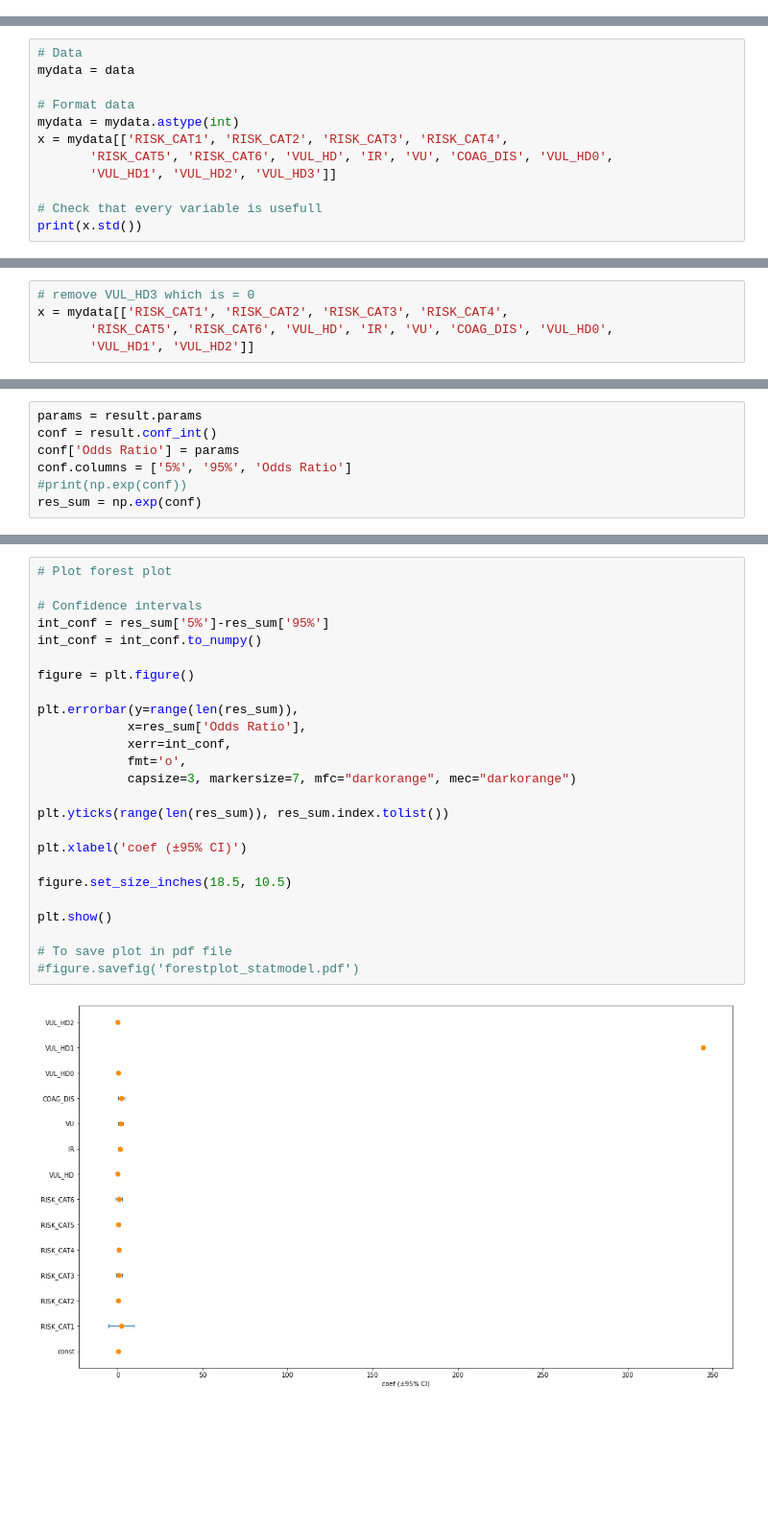
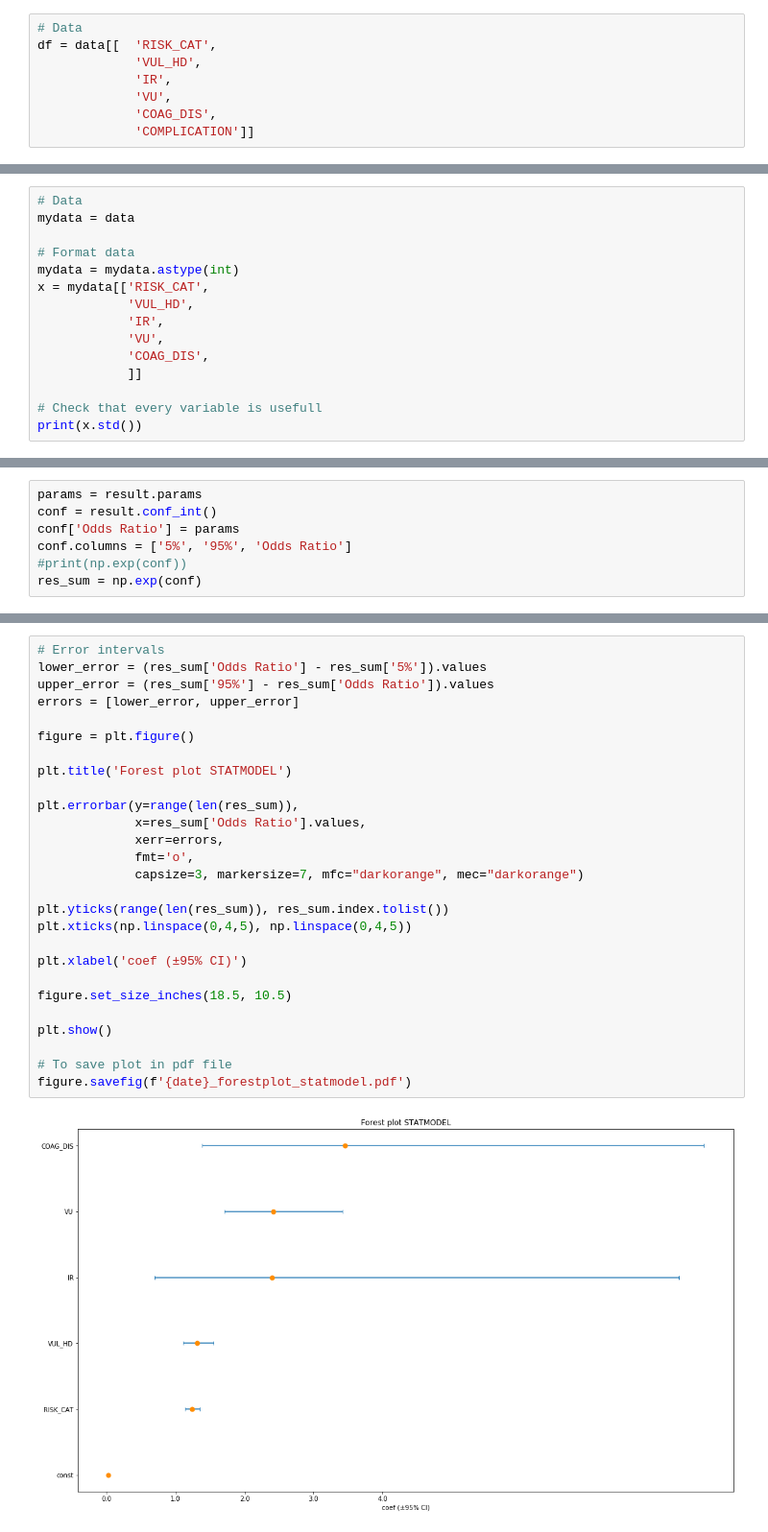
Before and after one commit to SophieQuennelle/IMPACT-Score-NECKER, a Jupyter notebook: Score.ipynb, the cells around one changed output, grey strips where cells are left out. Shown at 96% size. Cells and saved outputs as stored; diff of their text form; blank space fills up the shorter version.

```diff
--- a/Score.ipynb
+++ b/Score.ipynb
@@ -556,0 +282,8 @@ from sklearn.metrics import roc_curve, roc_auc_score
+# %%
+# Data
+df = data[[  'RISK_CAT',
+             'VUL_HD',
+             'IR',
+             'VU',
+             'COAG_DIS',
+             'COMPLICATION']]
@@ -762,9 +440,12 @@ mydata = data
 
 # Format data
 mydata = mydata.astype(int)
-x = mydata[['RISK_CAT1', 'RISK_CAT2', 'RISK_CAT3', 'RISK_CAT4',
-       'RISK_CAT5', 'RISK_CAT6', 'VUL_HD', 'IR', 'VU', 'COAG_DIS', 'VUL_HD0',
-       'VUL_HD1', 'VUL_HD2', 'VUL_HD3']]
+x = mydata[['RISK_CAT',
+            'VUL_HD',
+            'IR',
+            'VU',
+            'COAG_DIS',
+            ]]
 
 # Check that every variable is usefull
 print(x.std())
@@ -786,9 +458,4 @@ VUL_HD3      0.000000
 dtype: float64
-# %%
-# remove VUL_HD3 which is = 0
-x = mydata[['RISK_CAT1', 'RISK_CAT2', 'RISK_CAT3', 'RISK_CAT4',
-       'RISK_CAT5', 'RISK_CAT6', 'VUL_HD', 'IR', 'VU', 'COAG_DIS', 'VUL_HD0',
-       'VUL_HD1', 'VUL_HD2']]
 # %%
 y = mydata[['COMPLICATION']]
 y = y.astype("category")
@@ -859,27 +518,29 @@ res_sum.to_csv('coefficients_statsmodel.csv', sep=';', encoding='utf-8')
 # %%
-# Plot forest plot
-
-# Confidence intervals
-int_conf = res_sum['5%']-res_sum['95%']
-int_conf = int_conf.to_numpy()
+# Error intervals
+lower_error = (res_sum['Odds Ratio'] - res_sum['5%']).values
+upper_error = (res_sum['95%'] - res_sum['Odds Ratio']).values
+errors = [lower_error, upper_error]
 
 figure = plt.figure()
 
+plt.title('Forest plot STATMODEL')
+
 plt.errorbar(y=range(len(res_sum)),
-            x=res_sum['Odds Ratio'],
-            xerr=int_conf,
-            fmt='o',
-            capsize=3, markersize=7, mfc="darkorange", mec="darkorange")
+             x=res_sum['Odds Ratio'].values,
+             xerr=errors,
+             fmt='o',
+             capsize=3, markersize=7, mfc="darkorange", mec="darkorange")
 
 plt.yticks(range(len(res_sum)), res_sum.index.tolist())
+plt.xticks(np.linspace(0,4,5), np.linspace(0,4,5))
 
 plt.xlabel('coef (±95% CI)')
 
 figure.set_size_inches(18.5, 10.5)
 
 plt.show()
 
 # To save plot in pdf file
-#figure.savefig('forestplot_statmodel.pdf')
+figure.savefig(f'{date}_forestplot_statmodel.pdf')
 # %% [output]
-[figure, old version]
+[figure, new version]
```
Also changed, not shown: parts of 90 cells of this notebook, 1 other file.
